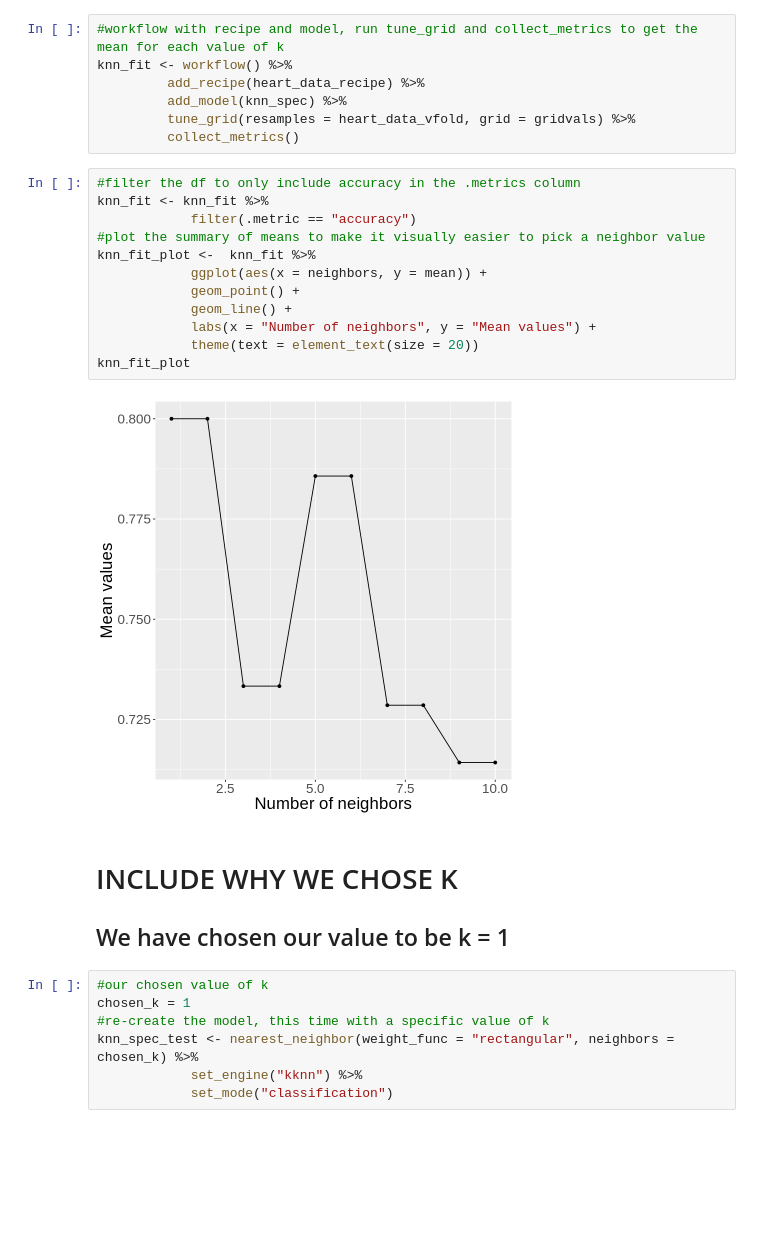
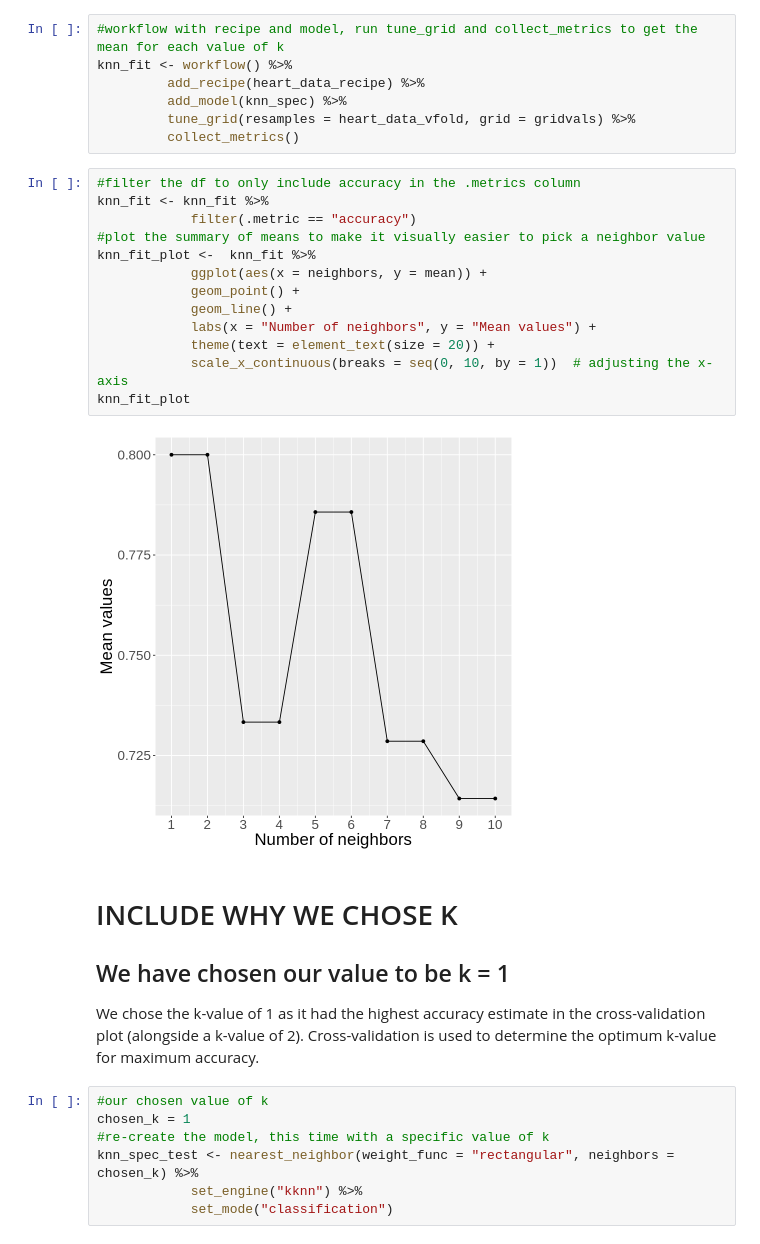
Before and after one commit to SaadRehmanCS/DSCI_project, a Jupyter notebook: heart_failure_report.ipynb, the cells around one changed output. Cells and saved outputs as stored; diff of their text form; blank space fills up the shorter version.

```diff
--- a/heart_failure_report.ipynb
+++ b/heart_failure_report.ipynb
@@ -260,20 +294,22 @@ knn_fit <- workflow() %>%
 # %%
 #filter the df to only include accuracy in the .metrics column
 knn_fit <- knn_fit %>%
             filter(.metric == "accuracy")
 #plot the summary of means to make it visually easier to pick a neighbor value
 knn_fit_plot <-  knn_fit %>%
             ggplot(aes(x = neighbors, y = mean)) +
             geom_point() +
             geom_line() +
             labs(x = "Number of neighbors", y = "Mean values") +
-            theme(text = element_text(size = 20))
+            theme(text = element_text(size = 20)) +
+            scale_x_continuous(breaks = seq(0, 10, by = 1))  # adjusting the x-axis
 knn_fit_plot
 # %% [output]
-[figure, old version]
+[figure, new version]
-# %% [markdown]
-# INCLUDE WHY WE CHOSE K
-## We have chosen our value to be k = 1
+# %% [markdown]
+# INCLUDE WHY WE CHOSE K
+## We have chosen our value to be k = 1
+We chose the k-value of 1 as it had the highest accuracy estimate in the cross-validation plot (alongside a k-value of 2). Cross-validation is used to determine the optimum k-value for maximum accuracy.
 # %%
 #our chosen value of k
 chosen_k = 1
```
Also changed, not shown: parts of 12 cells of this notebook.
